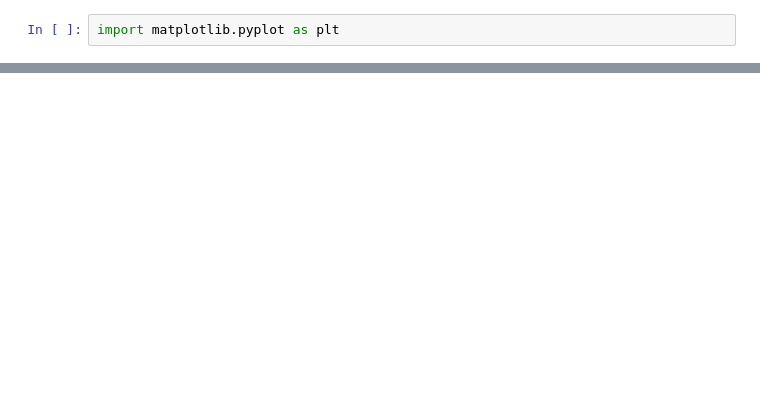
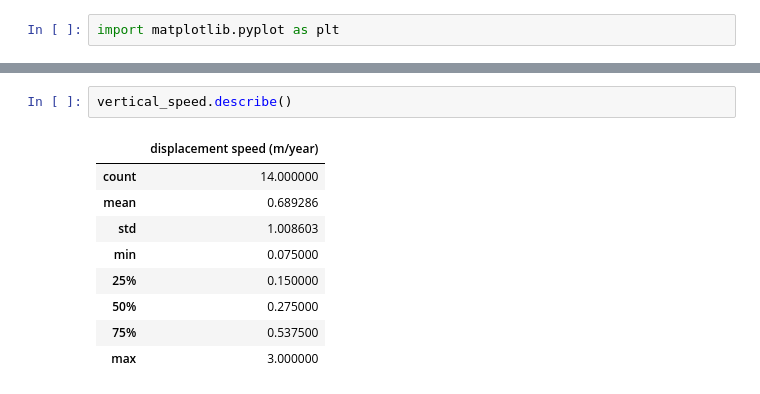
Before and after one commit to ta7uw/Fault-Activity, a Jupyter notebook: summary_statistics.ipynb, the cells around one changed output, grey strips where cells are left out. Drawn from its saved outputs; the diff is of its cells as text; blank space fills up the shorter version.

```diff
--- a/summary_statistics.ipynb
+++ b/summary_statistics.ipynb
@@ -107,0 +118,12 @@ plt.savefig("horizontalspeed-image.jpg")
+# %%
+vertical_speed.describe()
+# %% [output]
+|  | displacement speed (m/year) |
+| count | 14.000000 |
+| mean | 0.689286 |
+| std | 1.008603 |
+| min | 0.075000 |
+| 25% | 0.150000 |
+| 50% | 0.275000 |
+| 75% | 0.537500 |
+| max | 3.000000 |
```
Also changed, not shown: parts of 6 cells of this notebook.
